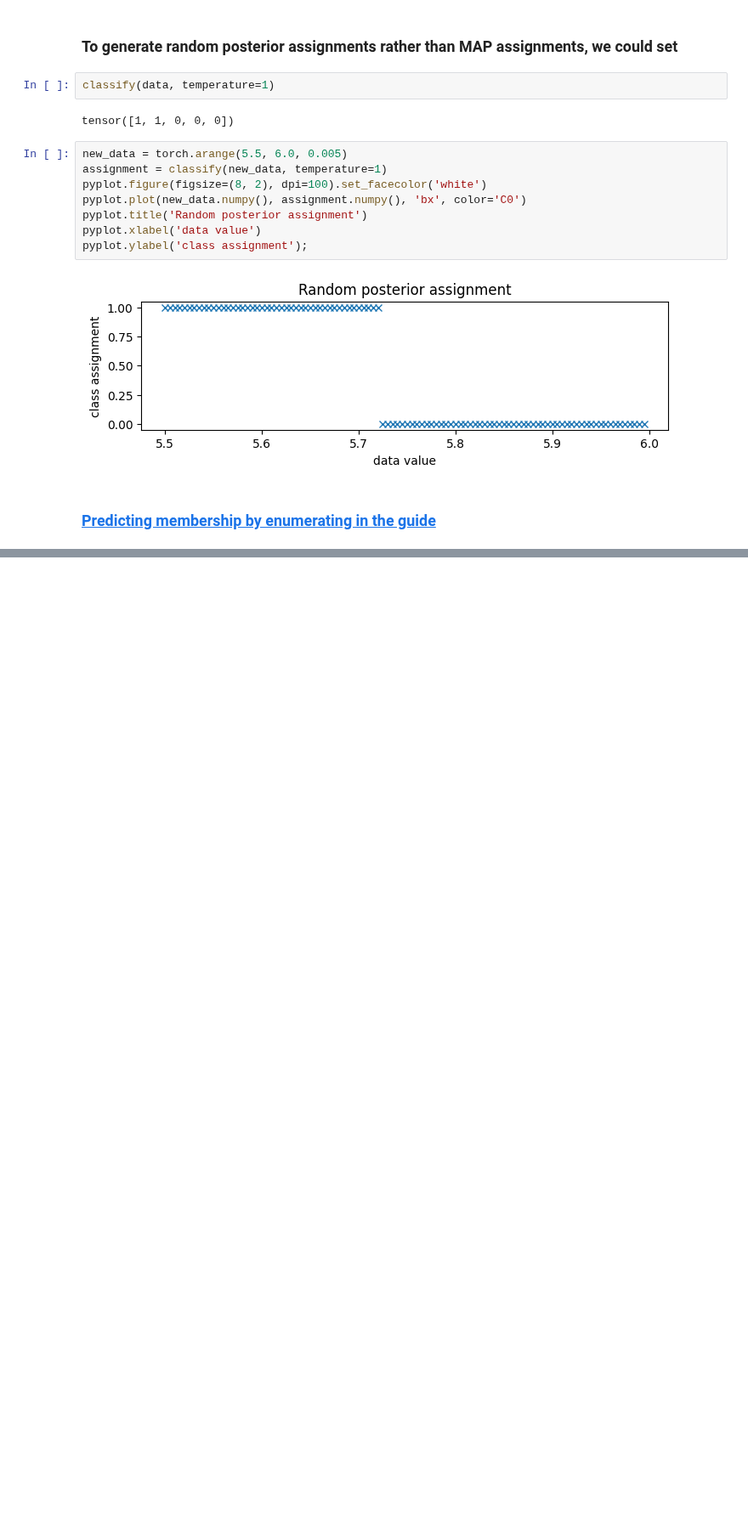
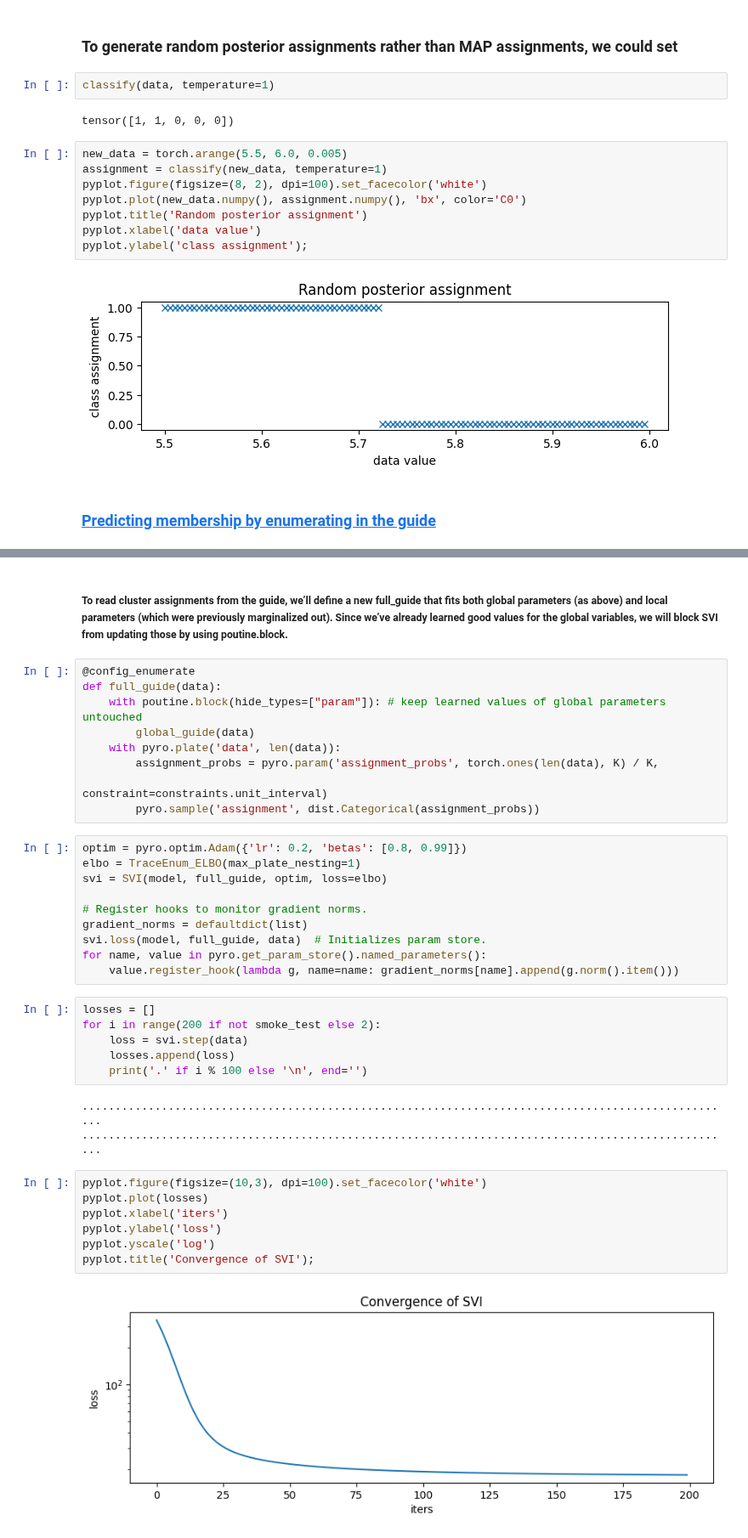
Before and after one commit to drclab/GP_VAE, a Jupyter notebook: drclab/Pyro/svi_GM_00.ipynb, the cells around one changed output, grey strips where cells are left out. Shown at 85% size. Cells and saved outputs as stored; diff of their text form; blank space fills up the shorter version.

```diff
--- a/drclab/Pyro/svi_GM_00.ipynb
+++ b/drclab/Pyro/svi_GM_00.ipynb
@@ -210,0 +211,39 @@ pyplot.ylabel('class assignment');
+# %% [markdown]
+##### To read cluster assignments from the guide, we’ll define a new full_guide that fits both global parameters (as above) and local parameters (which were previously marginalized out). Since we’ve already learned good values for the global variables, we will block SVI from updating those by using poutine.block.
+# %%
+@config_enumerate
+def full_guide(data):
+    with poutine.block(hide_types=["param"]): # keep learned values of global parameters untouched
+        global_guide(data)
+    with pyro.plate('data', len(data)):
+        assignment_probs = pyro.param('assignment_probs', torch.ones(len(data), K) / K,
+                                                            constraint=constraints.unit_interval)
+        pyro.sample('assignment', dist.Categorical(assignment_probs))
+# %%
+optim = pyro.optim.Adam({'lr': 0.2, 'betas': [0.8, 0.99]})
+elbo = TraceEnum_ELBO(max_plate_nesting=1)
+svi = SVI(model, full_guide, optim, loss=elbo)
+
+# Register hooks to monitor gradient norms.
+gradient_norms = defaultdict(list)
+svi.loss(model, full_guide, data)  # Initializes param store.
+for name, value in pyro.get_param_store().named_parameters():
+    value.register_hook(lambda g, name=name: gradient_norms[name].append(g.norm().item()))
+# %%
+losses = []
+for i in range(200 if not smoke_test else 2):
+    loss = svi.step(data)
+    losses.append(loss)
+    print('.' if i % 100 else '\n', end='')
+# %% [output]
+...................................................................................................
+...................................................................................................
+# %%
+pyplot.figure(figsize=(10,3), dpi=100).set_facecolor('white')
+pyplot.plot(losses)
+pyplot.xlabel('iters')
+pyplot.ylabel('loss')
+pyplot.yscale('log')
+pyplot.title('Convergence of SVI');
+# %% [output]
+[figure, added]
```
Also changed, not shown: parts of 7 cells of this notebook.
